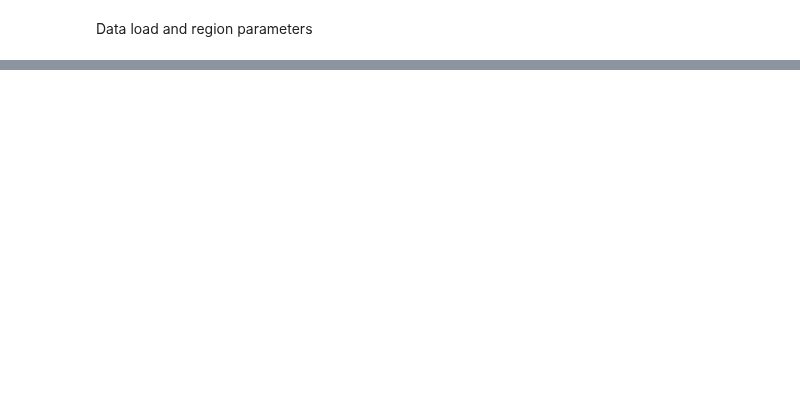
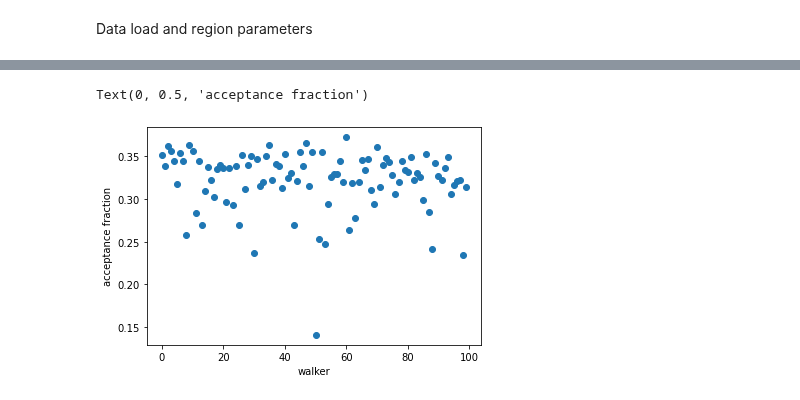
Before and after one commit to JavGVastro/PhD.Paper, a Jupyter notebook: CIHX.ipynb, the cells around one changed output, grey strips where cells are left out. Saved outputs shown, nothing was run; the diff lists cells and outputs as text; code cells hidden in the pictures; blank space fills up the shorter version.

```diff
--- a/CIHX.ipynb
+++ b/CIHX.ipynb
@@ -151,0 +74,9 @@ fig.tight_layout();
+# %%
+relative_uncertainty = 0.035
+weights = 1.0 / (relative_uncertainty * B)
+large_scale = r > 0.275 * box_size
+weights[large_scale] /= 3.0
+#weights[:3] /= 3.0
+# %%
+to_fit = ~large_scale
+result = model.fit(B[to_fit], weights=weights[to_fit], r=r[to_fit])
@@ -151,0 +151,10 @@ fig.tight_layout();
+# %%
+emcee_kws = dict(steps=5000, burn=500, thin=50, is_weighted=True,
+                 progress=False, workers=16)
+emcee_params = result.params.copy()
+# emcee_params.add('__lnsigma', value=np.log(0.1), min=np.log(0.001), max=np.log(2.0))
+# %%
+result_emcee = model.fit(
+    data=B[to_fit], r=r[to_fit], weights=weights[to_fit], params=emcee_params, method='emcee',
+    nan_policy='omit', fit_kws=emcee_kws,
+)
@@ -151,0 +198,7 @@ fig.tight_layout();
+# %%
+plt.plot(result_emcee.acceptance_fraction, 'o')
+plt.xlabel('walker')
+plt.ylabel('acceptance fraction')
+# %% [output]
+Text(0, 0.5, 'acceptance fraction')
+[figure, added]
```
Also changed, not shown: parts of 38 cells of this notebook, 7 other files.
